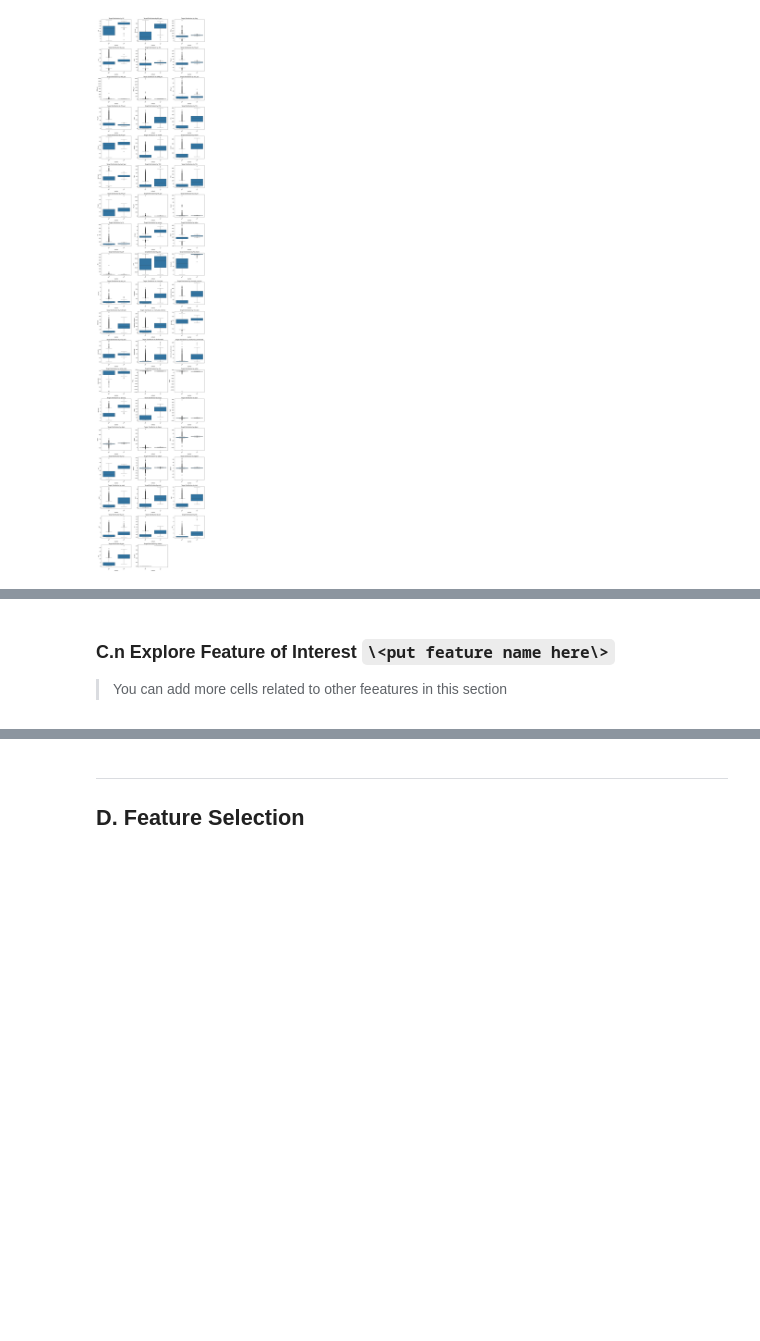
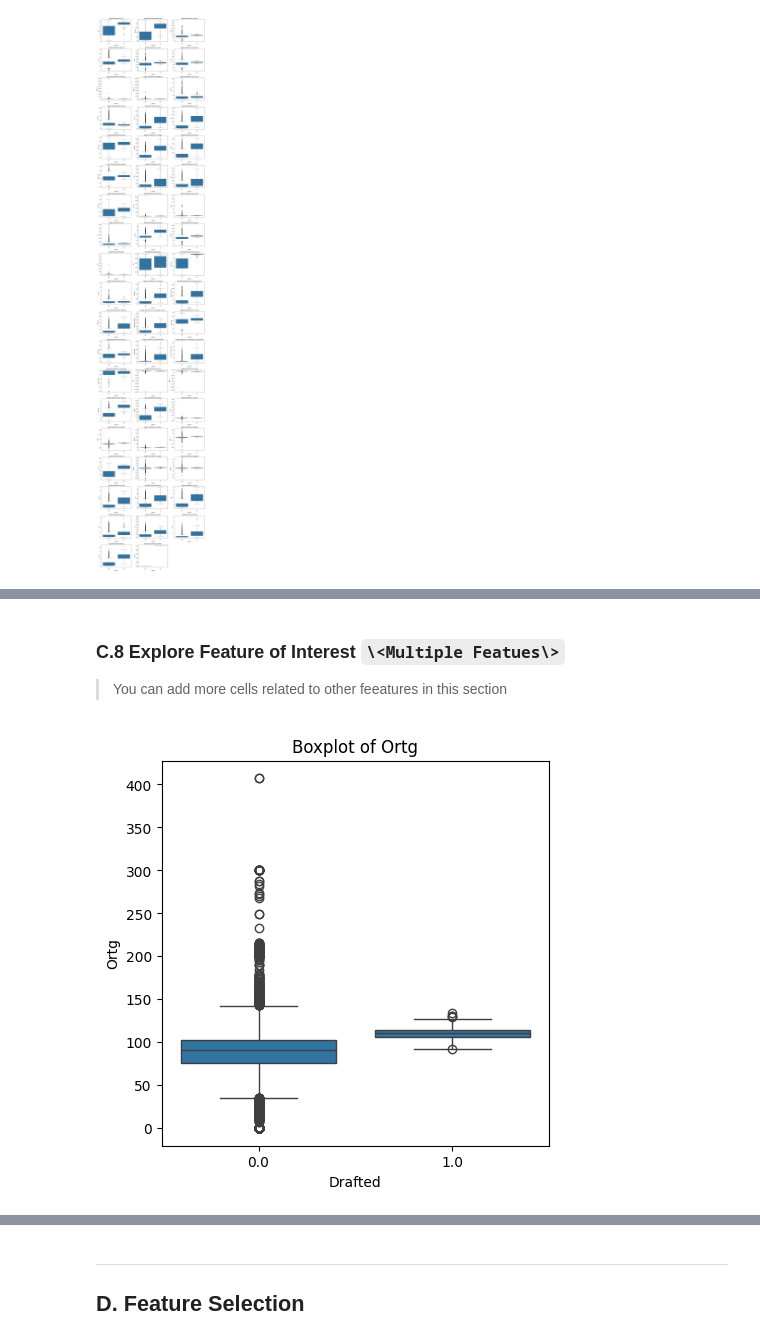
Before and after one commit to shreyashn10/amla_group23_at1, a Jupyter notebook: notebooks/36120-25SP-group23-14635775-AT1-experiment-1.ipynb, the cells around one changed output, grey strips where cells are left out. Cells and saved outputs as stored; diff of their text form; code cells hidden in the pictures; blank space fills up the shorter version.

```diff
--- a/notebooks/36120-25SP-group23-14635775-AT1-experiment-1.ipynb
+++ b/notebooks/36120-25SP-group23-14635775-AT1-experiment-1.ipynb
@@ -271,4 +492,15 @@ print_tile(size="h3", key='feature_n_insights', value=feature_n_insights)
 # %% [markdown]
-### C.n Explore Feature of Interest `\<put feature name here\>`
+### C.8 Explore Feature of Interest `\<Multiple Featues\>`
 
 > You can add more cells related to other feeatures in this section
+# %%
+# Exploring Feature of Interest `\<Ortg\>`
+
+plt.figure(figsize=(5, 5))
+sns.boxplot(x=df[target_name], y=df['Ortg'])
+plt.title('Boxplot of Ortg')
+plt.xlabel('Drafted')
+plt.ylabel('Ortg')
+plt.show()
+# %% [output]
+[figure, added]
```
Also changed, not shown: parts of 143 cells of this notebook, 7 other files.
